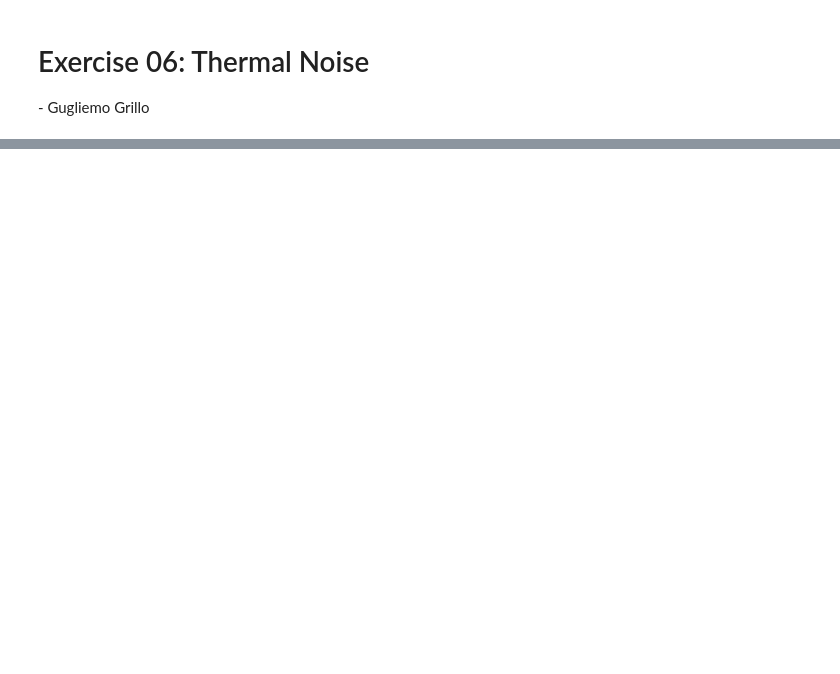
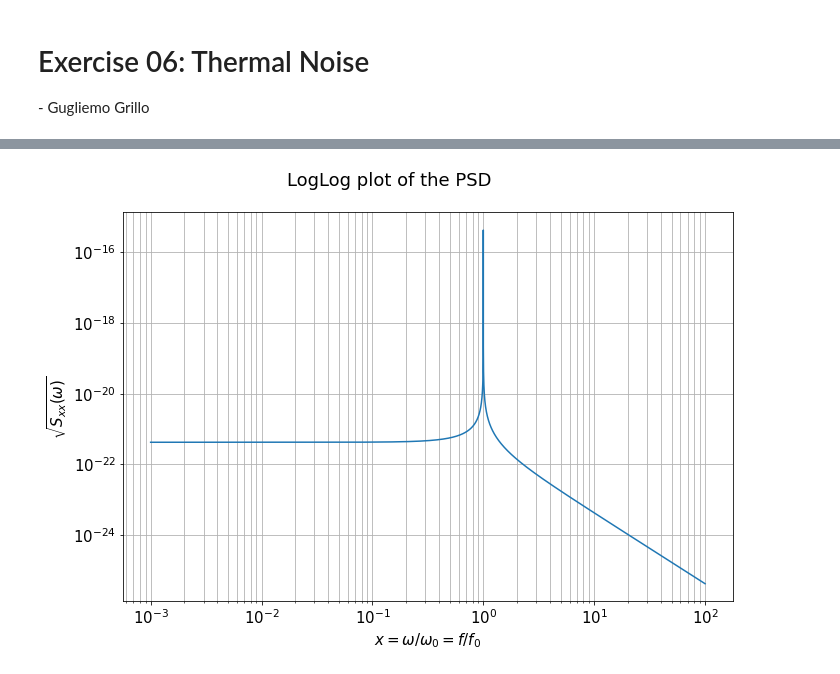
Before and after one commit to NerusSkyhigh/experimenta_methods, a Jupyter notebook: Exercise 05 - Thermal Noise/Exercise 05 - Thermal Noise.ipynb, the cells around one changed output, grey strips where cells are left out. Cells and saved outputs as stored; diff of their text form; code cells hidden in the pictures; blank space fills up the shorter version.

Commit message:
solve the part regarding the AURIGA detector  in Exercise 05 - Thermal Noise

```diff
--- a/Exercise 05 - Thermal Noise/Exercise 05 - Thermal Noise.ipynb
+++ b/Exercise 05 - Thermal Noise/Exercise 05 - Thermal Noise.ipynb
@@ -98,0 +31,16 @@ The plots for the impulse and frequency response are:
+# %%
+# Given constans for Exercise 05.01
+m = 1.3e3 # kg
+F0 = 990 # Hz
+Q = 1e6
+T = 2 #K
+kb = scipy.constants.Boltzmann
+
+# Constant redefinition
+Omega0 = 2*np.pi*F0
+TAU = Q/omega0
+BETA = m/TAU
+
+display(Math(r'\omega_0 = {:.5e} Hz'.format(Omega0)))
+display(Math(r'\tau = {:.5e} s'.format(TAU)))
+display(Math(r'\beta = {:.5e}\ kg\cdot Hz'.format(BETA)))
@@ -98,0 +59,20 @@ The plots for the impulse and frequency response are:
+# %%
+Sxx = lambda x : kb*T/(m* Omega0**3 )*(2/Q)/( (1-x**2)**2 + x**2 / Q**2)
+
+x = np.linspace(1e-3, 1e2, int(1e5))
+
+# Bode plot
+plt.rcParams.update({'font.size': 15})
+fig, axis = plt.subplots(1,1, figsize=(10, 7))
+fig.suptitle('LogLog plot of the PSD')
+
+axis.plot(x, np.sqrt(Sxx(x)) )
+axis.set_xscale('log')
+axis.set_yscale('log')
+axis.set_xlabel(r"$x=\omega / \omega_0 = f/f_0$")
+axis.set_ylabel(r"$\sqrt{S_{xx}(\omega)}$")
+axis.grid(True, which="both")
+
+fig.tight_layout()
+# %% [output]
+[figure, added]
```
Also changed, not shown: parts of 27 cells of this notebook.
